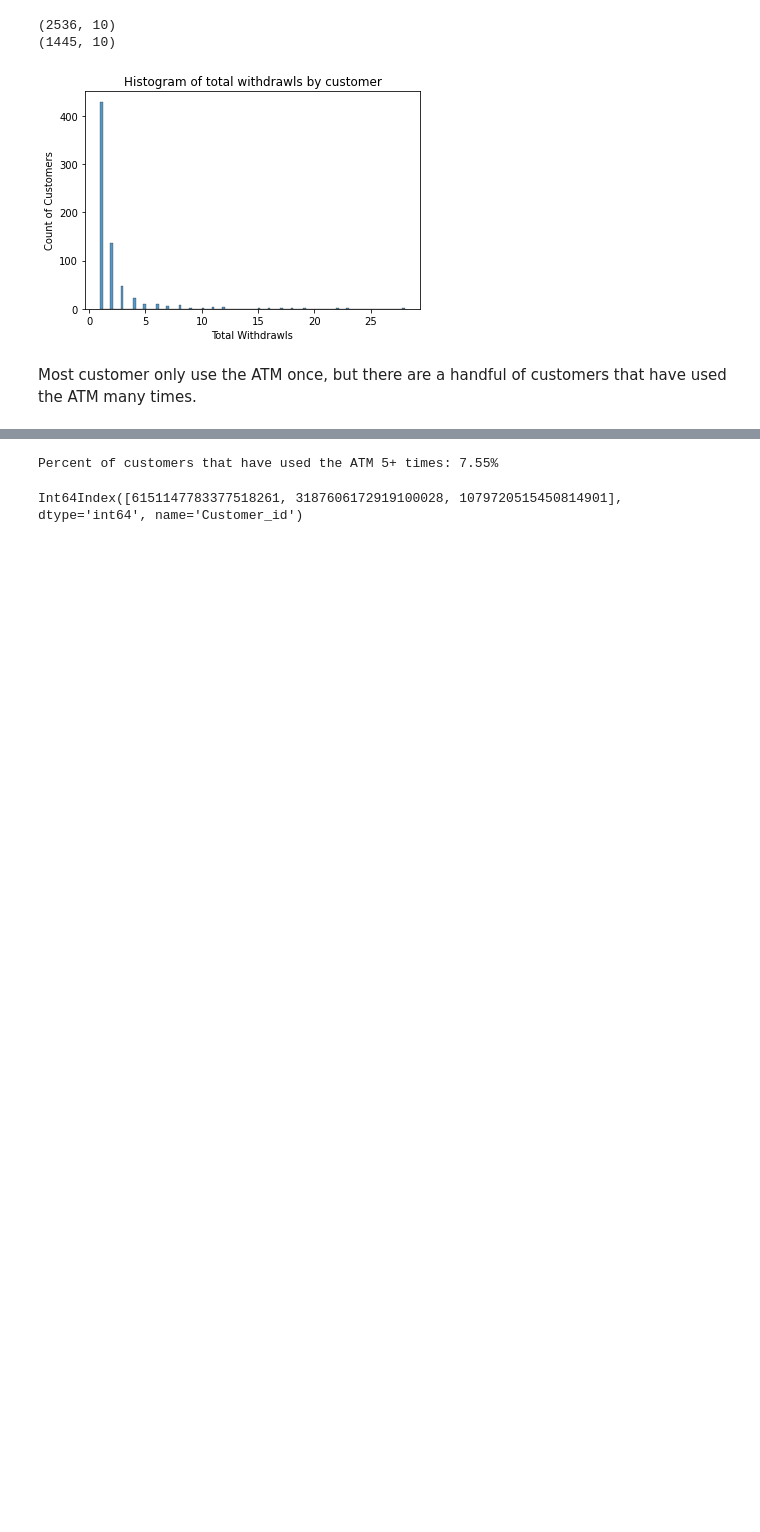
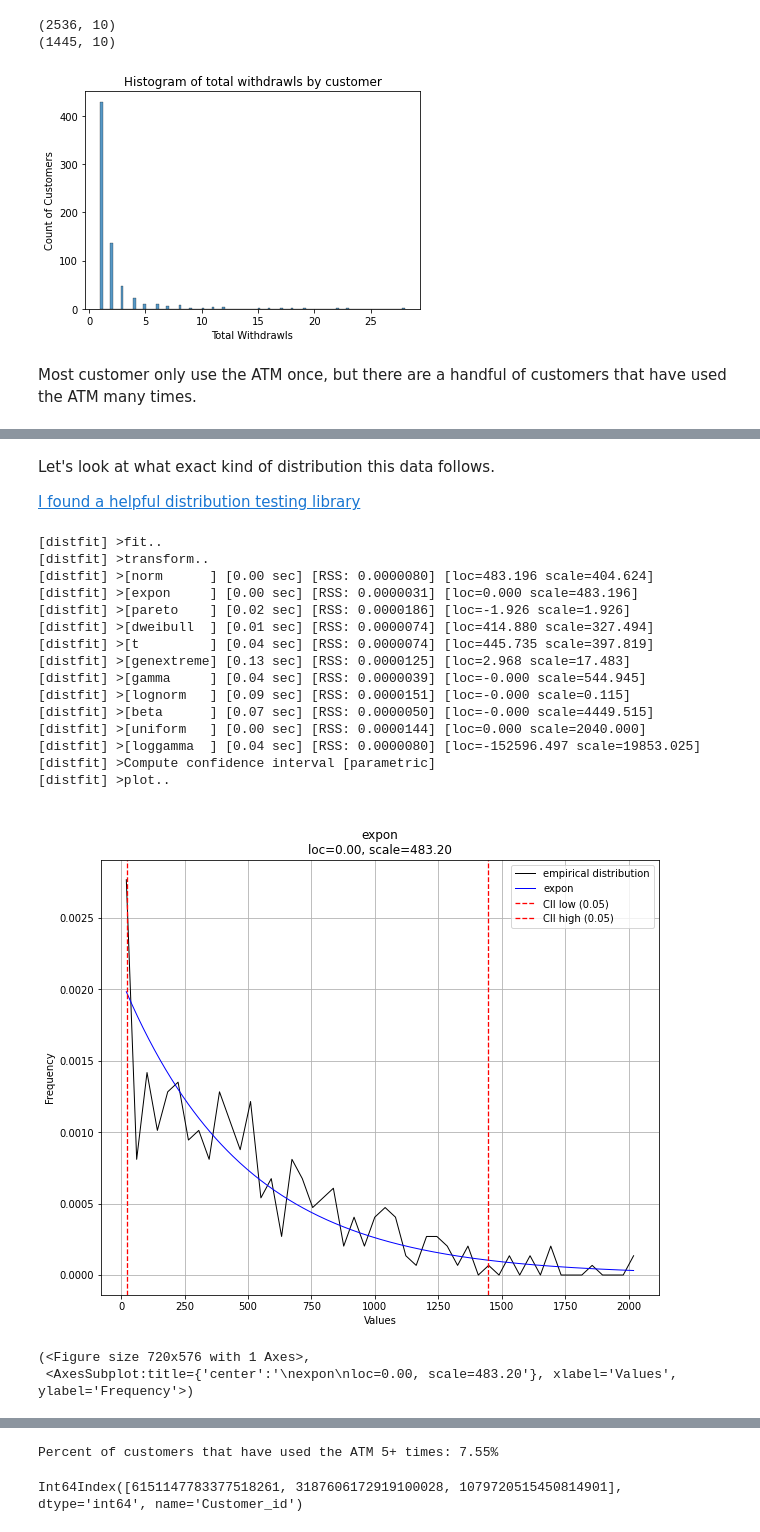
Before and after one commit to parkerburchett/Public-ATM, a Jupyter notebook: Exploratory Data Analysis.ipynb, the cells around one changed output, grey strips where cells are left out. Cells and saved outputs as stored; diff of their text form; code cells hidden in the pictures; blank space fills up the shorter version.

```diff
--- a/Exploratory Data Analysis.ipynb
+++ b/Exploratory Data Analysis.ipynb
@@ -66,0 +75,29 @@ Most customer only use the ATM once, but there are a handful of customers that h
+# %% [markdown]
+Let's look at what exact kind of distribution this data follows.
+
+[I found a helpful distribution testing library](https://github.com/erdogant/distfit)
+# %%
+from distfit import distfit
+
+dist = distfit()
+dist.fit_transform(daily_transactions['amount_dispensed'])
+dist.plot()
+# %% [output]
+[distfit] >fit..
+[distfit] >transform..
+[distfit] >[norm      ] [0.00 sec] [RSS: 0.0000080] [loc=483.196 scale=404.624]
+[distfit] >[expon     ] [0.00 sec] [RSS: 0.0000031] [loc=0.000 scale=483.196]
+[distfit] >[pareto    ] [0.02 sec] [RSS: 0.0000186] [loc=-1.926 scale=1.926]
+[distfit] >[dweibull  ] [0.01 sec] [RSS: 0.0000074] [loc=414.880 scale=327.494]
+[distfit] >[t         ] [0.04 sec] [RSS: 0.0000074] [loc=445.735 scale=397.819]
+[distfit] >[genextreme] [0.13 sec] [RSS: 0.0000125] [loc=2.968 scale=17.483]
+[distfit] >[gamma     ] [0.04 sec] [RSS: 0.0000039] [loc=-0.000 scale=544.945]
+[distfit] >[lognorm   ] [0.09 sec] [RSS: 0.0000151] [loc=-0.000 scale=0.115]
+[distfit] >[beta      ] [0.07 sec] [RSS: 0.0000050] [loc=-0.000 scale=4449.515]
+[distfit] >[uniform   ] [0.00 sec] [RSS: 0.0000144] [loc=0.000 scale=2040.000]
+[distfit] >[loggamma  ] [0.04 sec] [RSS: 0.0000080] [loc=-152596.497 scale=19853.025]
+[distfit] >Compute confidence interval [parametric]
+[distfit] >plot..
+[figure, added]
+(<Figure size 720x576 with 1 Axes>,
+ <AxesSubplot:title={'center':'\nexpon\nloc=0.00, scale=483.20'}, xlabel='Values', ylabel='Frequency'>)
```
Also changed, not shown: parts of 2 cells of this notebook.
